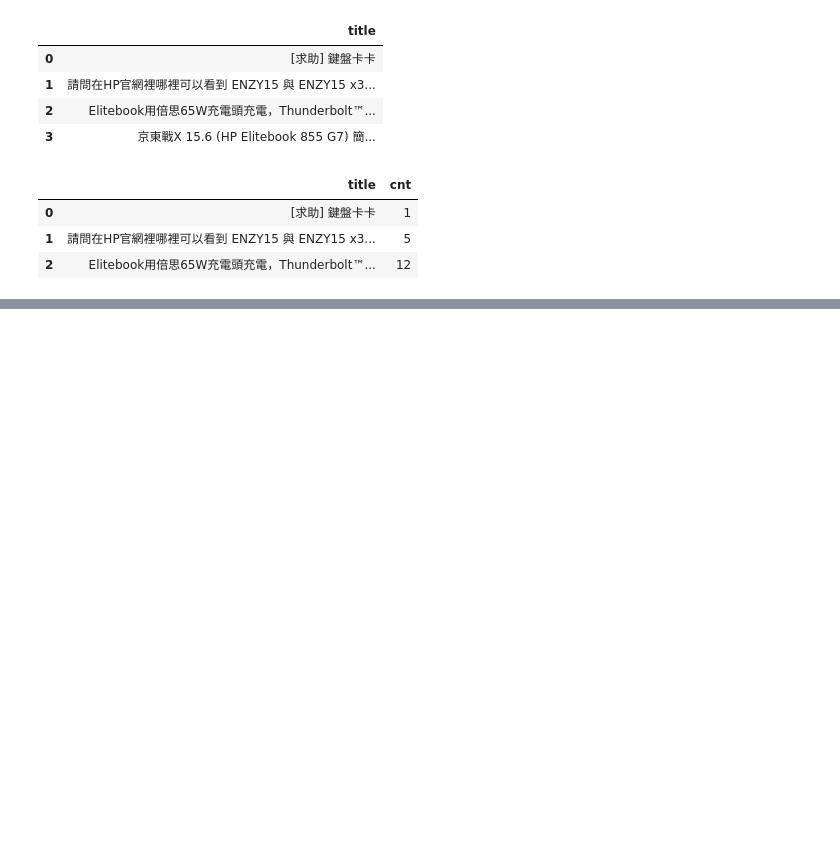
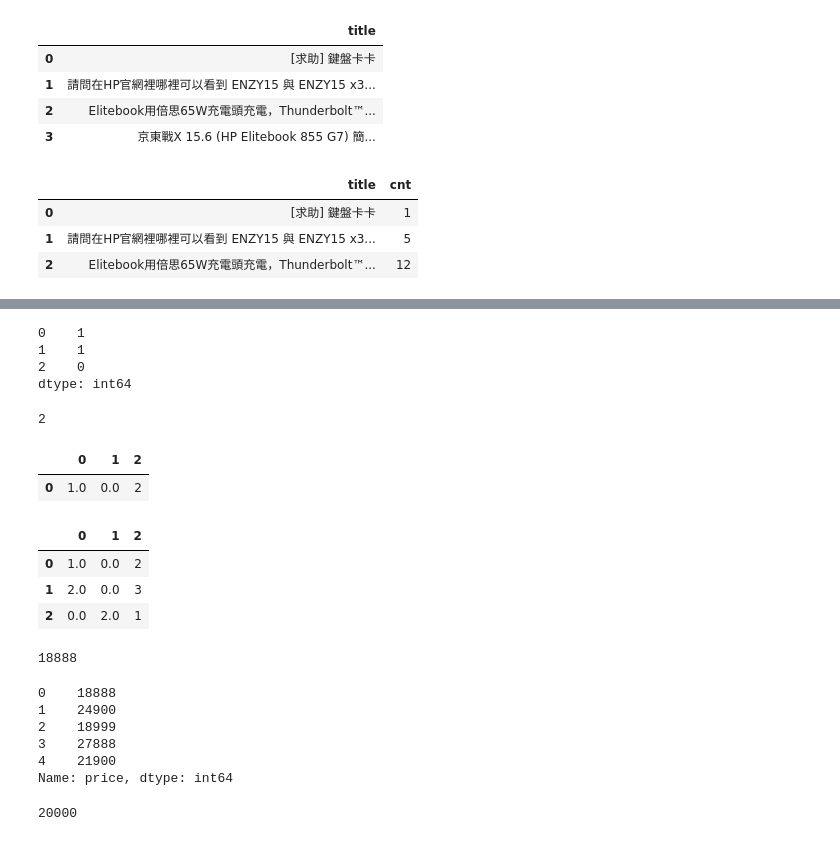
Before and after one commit to ywchiu/HPPY, a Jupyter notebook: Demo20210319.ipynb, the cells around one changed output, grey strips where cells are left out. Saved outputs shown, nothing was run; the diff lists cells and outputs as text; code cells hidden in the pictures; blank space fills up the shorter version.

```diff
--- a/Demo20210319.ipynb
+++ b/Demo20210319.ipynb
@@ -833,0 +856,23 @@ comments_df.iloc[0:3,[0,2]]
+# %%
+df.isna().sum()
+# %% [output]
+0    1
+1    1
+2    0
+dtype: int64
+# %%
+df.isna().sum().sum()
+# %% [output]
+2
+# %%
+df.dropna()
+# %% [output]
+|  | 0 | 1 | 2 |
+| 0 | 1.0 | 0.0 | 2 |
+# %%
+df.fillna(0)
+# %% [output]
+|  | 0 | 1 | 2 |
+| 0 | 1.0 | 0.0 | 2 |
+| 1 | 2.0 | 0.0 | 3 |
+| 2 | 0.0 | 2.0 | 1 |
@@ -833,0 +890,21 @@ comments_df.iloc[0:3,[0,2]]
+# %%
+def moneyConversion(s):
+  return int(s.replace(',','').replace('$',''))
+
+moneyConversion('$18,888')
+# %% [output]
+18888
+# %%
+df['price'].map(moneyConversion)
+# %% [output]
+0    18888
+1    24900
+2    18999
+3    27888
+4    21900
+Name: price, dtype: int64
+# %%
+mc = lambda s: int(s.replace(',','').replace('$',''))
+mc('$20,000')
+# %% [output]
+20000
```
Also changed, not shown: parts of 14 cells of this notebook.
